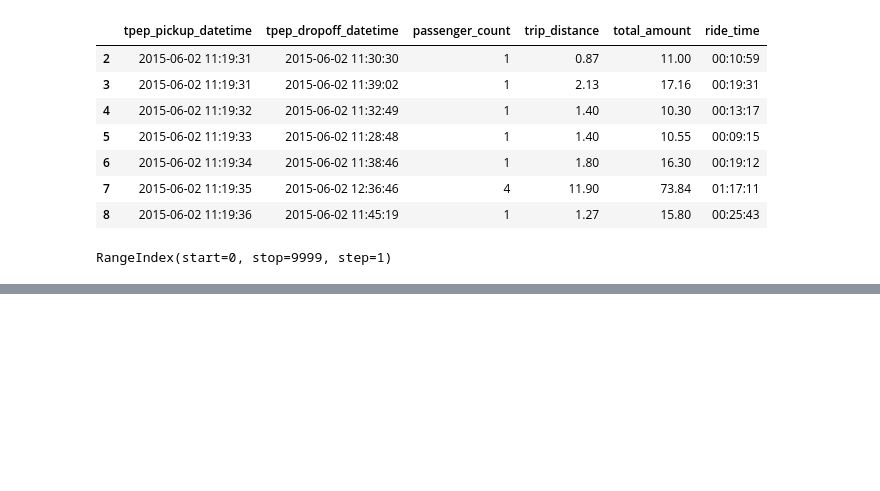
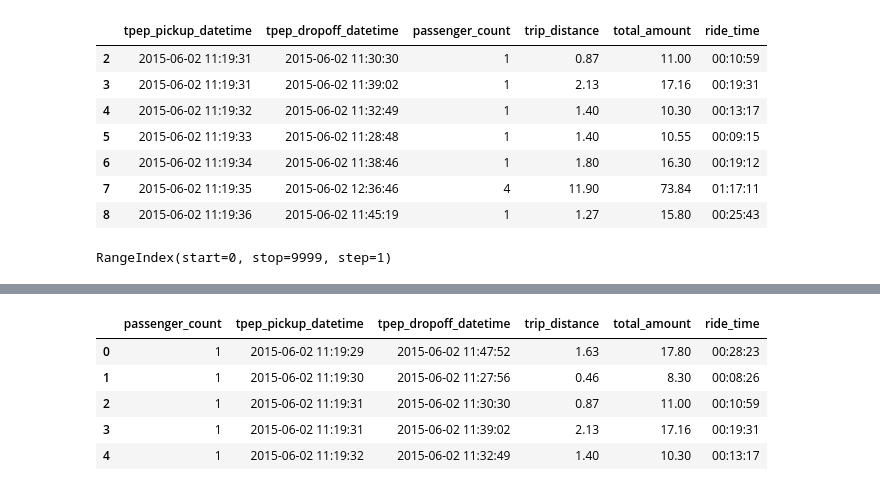
Before and after one commit to reuven/dfw-pandas, a Jupyter notebook: Pandas + time.ipynb, the cells around one changed output, grey strips where cells are left out. Saved outputs shown, nothing was run; the diff lists cells and outputs as text; code cells hidden in the pictures; blank space fills up the shorter version.

```diff
--- a/Pandas + time.ipynb
+++ b/Pandas + time.ipynb
@@ -269,0 +309,11 @@ RangeIndex(start=0, stop=9999, step=1)
+# %%
+df = df.reset_index()
+# %%
+df.head()
+# %% [output]
+|  | passenger_count | tpep_pickup_datetime | tpep_dropoff_datetime | trip_distance | total_amount | ride_time |
+| 0 | 1 | 2015-06-02 11:19:29 | 2015-06-02 11:47:52 | 1.63 | 17.80 | 00:28:23 |
+| 1 | 1 | 2015-06-02 11:19:30 | 2015-06-02 11:27:56 | 0.46 | 8.30 | 00:08:26 |
+| 2 | 1 | 2015-06-02 11:19:31 | 2015-06-02 11:30:30 | 0.87 | 11.00 | 00:10:59 |
+| 3 | 1 | 2015-06-02 11:19:31 | 2015-06-02 11:39:02 | 2.13 | 17.16 | 00:19:31 |
+| 4 | 1 | 2015-06-02 11:19:32 | 2015-06-02 11:32:49 | 1.40 | 10.30 | 00:13:17 |
```
Also changed, not shown: parts of 6 cells of this notebook.
